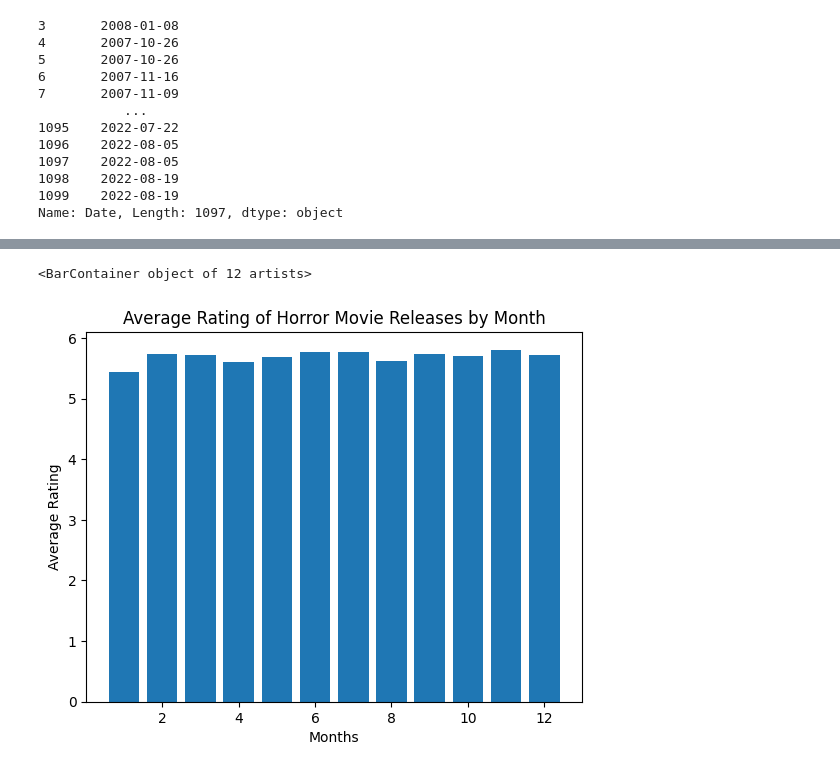
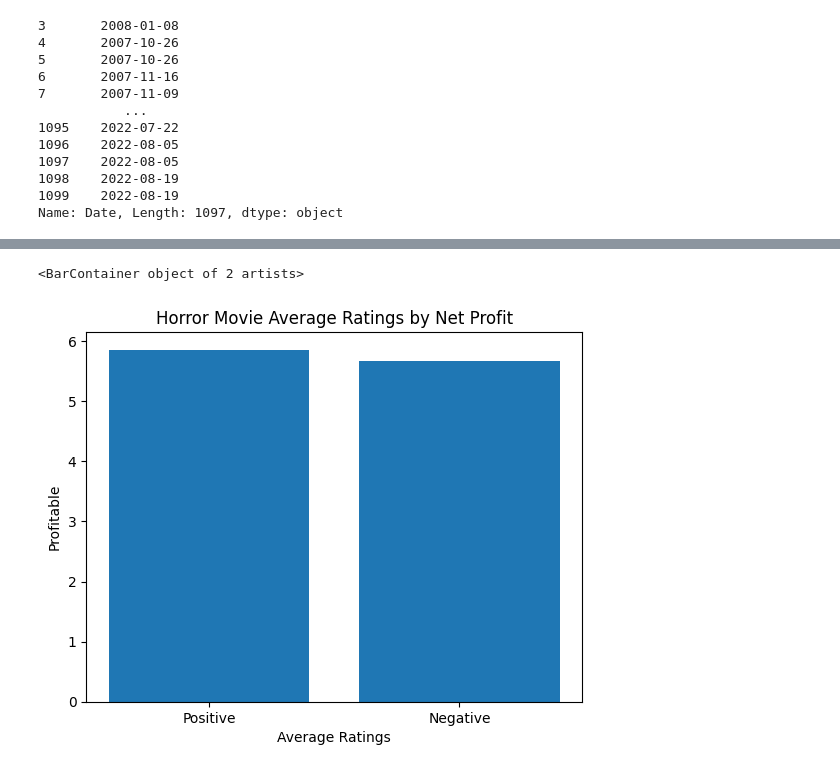
Before and after one commit to XinLiGitHub/imdbhorrorscraper, a Jupyter notebook: imdb_horror_graphs.ipynb, the cells around one changed output, grey strips where cells are left out. Saved outputs shown, nothing was run; the diff lists cells and outputs as text; code cells hidden in the pictures.

```diff
--- a/imdb_horror_graphs.ipynb
+++ b/imdb_horror_graphs.ipynb
@@ -51,31 +83,32 @@ plt.hist(df['Month'], bins=np.arange(df['Month'].min(), df['Month'].max()+2))
-# %%
-RatingTracker = {
-  1 : [0, 0, 0], 2 : [0, 0, 0], 3 : [0, 0, 0], 4 : [0, 0, 0], 5 : [0, 0, 0], 6 : [0, 0, 0],
-  7 : [0, 0, 0], 8 : [0, 0, 0], 9 : [0, 0, 0], 10 : [0, 0, 0], 11 : [0, 0, 0], 12 : [0, 0, 0]
-}
-# [tracks total, tracks count, tracks mean]
-
-RatingList = df['Rating'].tolist()
-MonthList = df['Month'].tolist()
-
-for i in range(len(RatingList)):
-  if MonthList[i] in RatingTracker:
-    RatingTracker[MonthList[i]][0] += RatingList[i]
-    RatingTracker[MonthList[i]][1] += 1
-avg = []
-# print(RatingTracker)
-for i in RatingTracker:
-  RatingTracker[i][2] = (RatingTracker[i][0])/(RatingTracker[i][1])
-  avg.append(RatingTracker[i][2])
-    # print(RatingTracker[i][2])
-
-# print(RatingTracker)
-
-months = list(RatingTracker.keys())
-plt.xlabel("Months")
-plt.ylabel("Average Rating")
-plt.title("Average Rating of Horror Movie Releases by Month")
-plt.bar(months, avg)
-# %% [output]
-<BarContainer object of 12 artists>
-[figure, removed]
+# %%
+RevenueTracker = {
+    "Positive" : [0, 0, 0],
+    "Negative" : [0, 0, 0]
+}
+# ratings total, ratings count, ratings mean
+
+RevenueList = df['Net'].tolist()
+for i in range(len(RevenueList)):
+    # print(i)
+    if not math.isnan(RevenueList[i]):
+        if RevenueList[i] > 0:
+                RevenueTracker["Positive"][0] += RatingList[i]
+                RevenueTracker["Positive"][1] += 1
+        if RevenueList[i] < 0:
+                RevenueTracker["Negative"][0] += RatingList[i]
+                RevenueTracker["Negative"][1] += 1
+
+        # print(RevenueList[i])
+AvgRatingByNet = []
+PosNeg = list(RevenueTracker.keys())
+for i in RevenueTracker:
+    AvgRatingByNet.append(RevenueTracker[i][0]/RevenueTracker[i][1])
+
+
+plt.xlabel("Average Ratings")
+plt.ylabel("Profitable")
+plt.title("Horror Movie Average Ratings by Net Profit")
+plt.bar(PosNeg, AvgRatingByNet)
+# %% [output]
+<BarContainer object of 2 artists>
+[figure, added]
```
Also changed, not shown: parts of 3 cells of this notebook.
